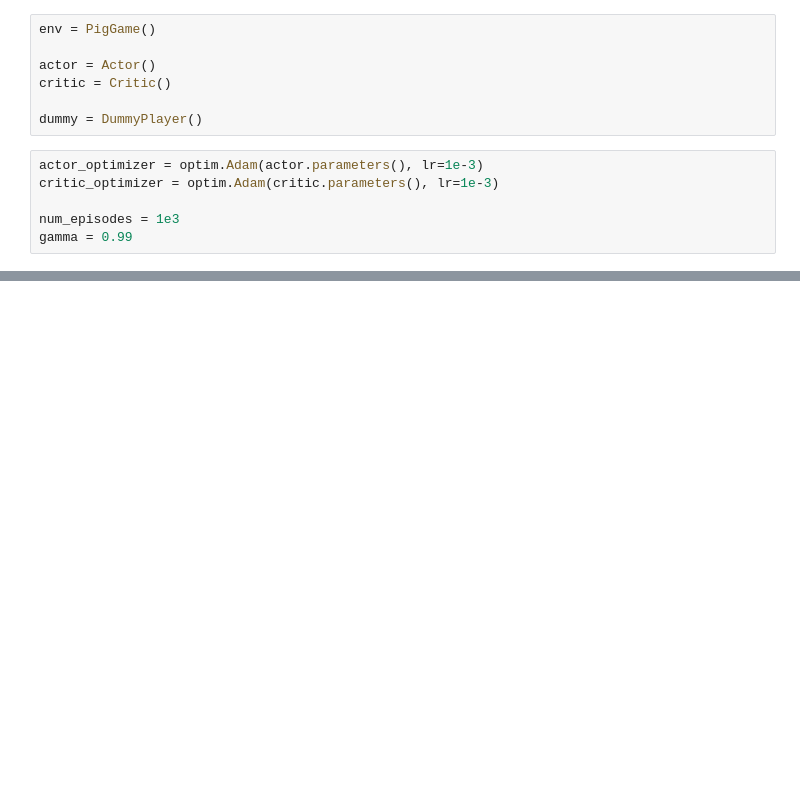
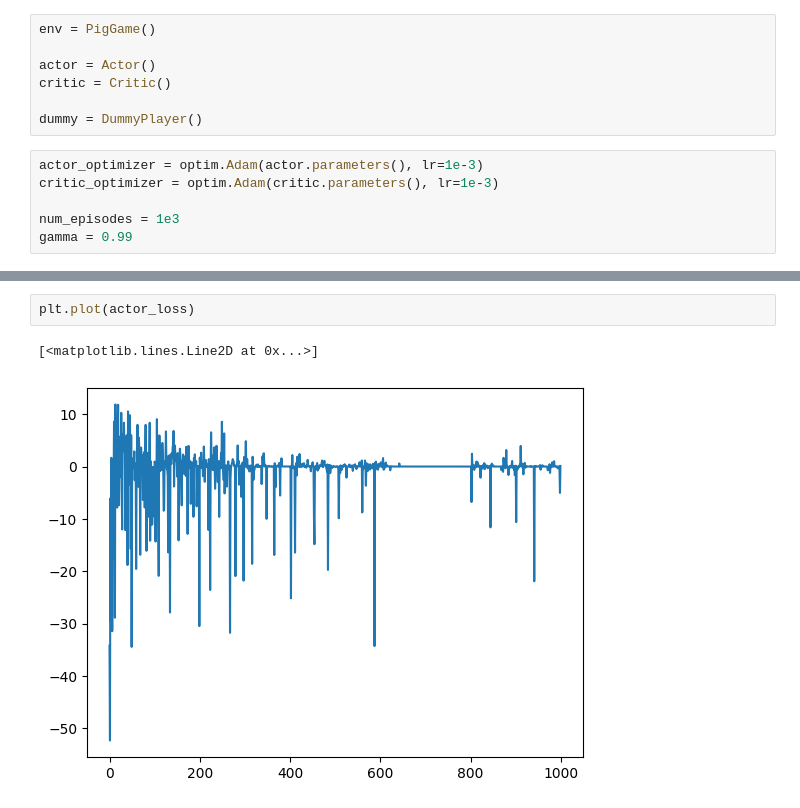
Before and after one commit to LeweLotki/PigGame, a Jupyter notebook: PigGame.ipynb, the cells around one changed output, grey strips where cells are left out. Saved outputs shown, nothing was run; the diff lists cells and outputs as text; blank space fills up the shorter version.

```diff
--- a/PigGame.ipynb
+++ b/PigGame.ipynb
@@ -78,0 +148,5 @@ plt.show()
+# %%
+plt.plot(actor_loss)
+# %% [output]
+[<matplotlib.lines.Line2D at 0x...>]
+[figure, added]
```
Also changed, not shown: parts of 7 cells of this notebook, 1 other file.
